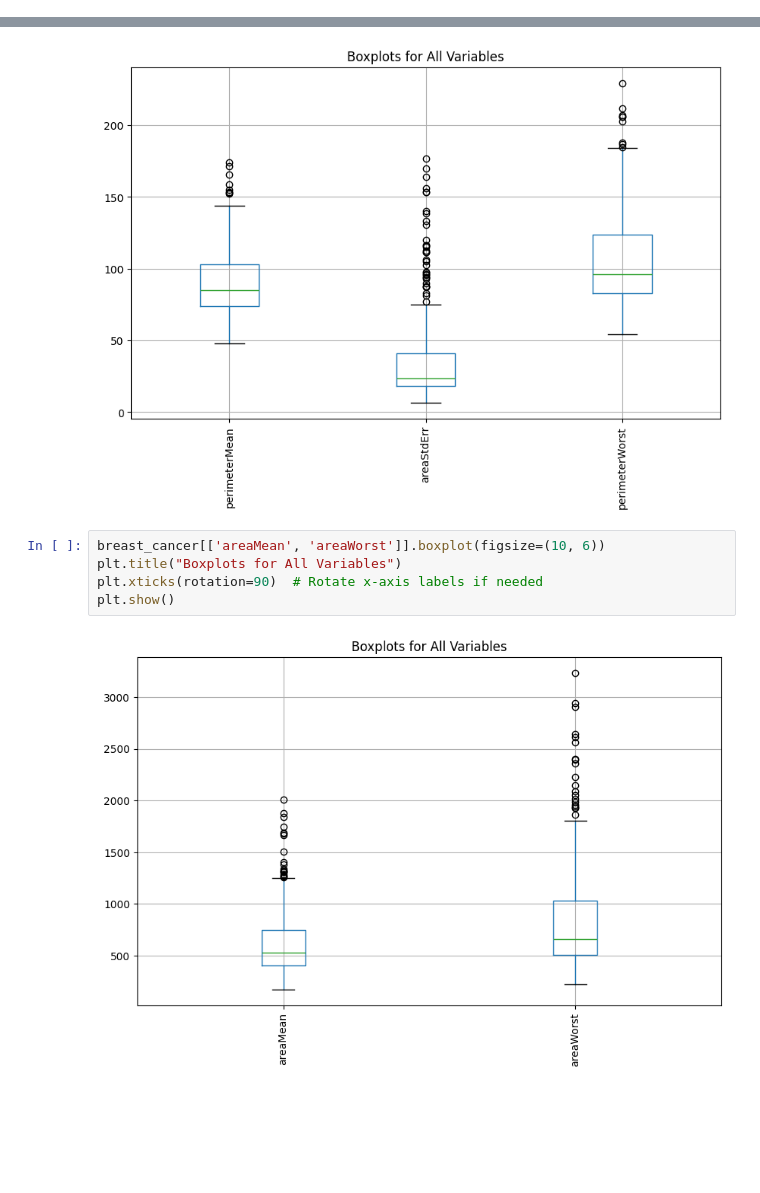
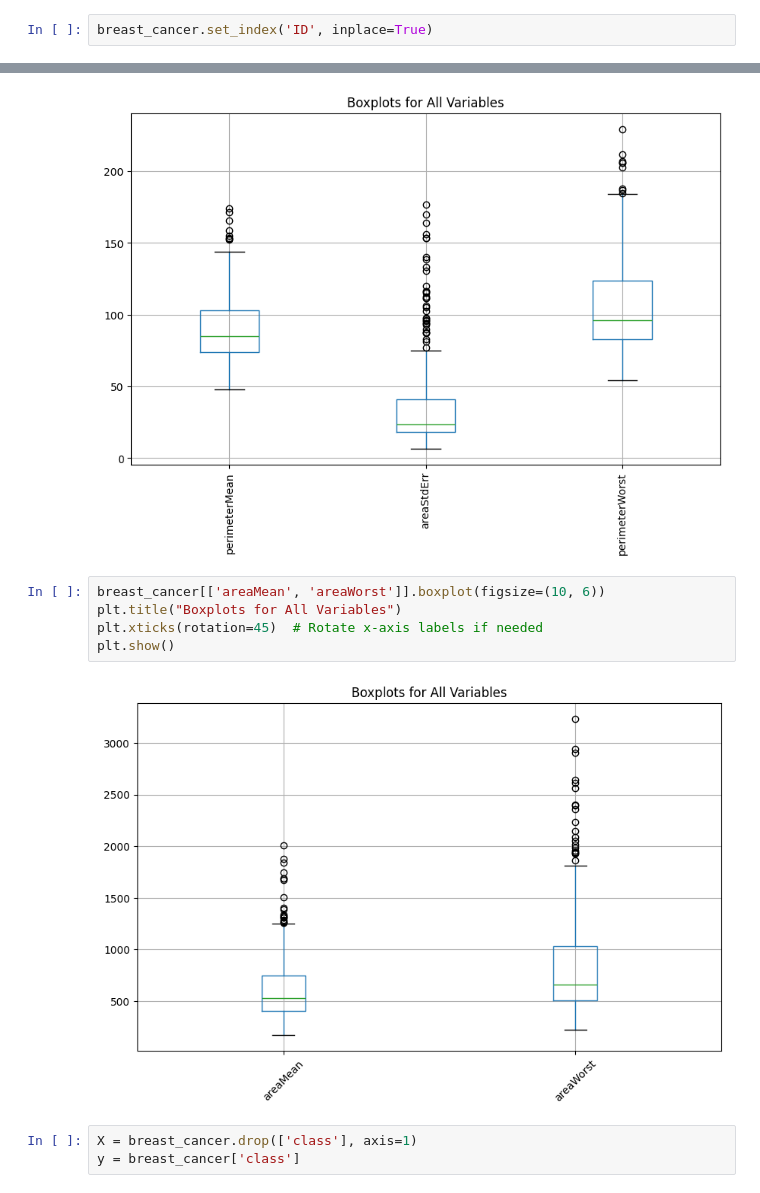
Before and after one commit to lebe1/MachineLearningCourse, a Jupyter notebook: Exercise1/data/explore_breast_cancer.ipynb, the cells around one changed output, grey strips where cells are left out. Saved outputs shown, nothing was run; the diff lists cells and outputs as text; blank space fills up the shorter version.

```diff
--- a/Exercise1/data/explore_breast_cancer.ipynb
+++ b/Exercise1/data/explore_breast_cancer.ipynb
@@ -147,6 +172,8 @@ breast_cancer
 | 283 | 8910499 | 0 | 13.59 | 21.84 | 87.16 | 561.0 | 0.07956 | 0.08259 | ... |
 | 284 | 877501 | 0 | 12.23 | 19.56 | 78.54 | 461.0 | 0.09586 | 0.08087 | ... |
 285 rows × 32 columns
+# %%
+breast_cancer.set_index('ID', inplace=True)
 # %%
 correlation = breast_cancer.corr()
 plt.figure(figsize=(25,25))
@@ -171,7 +228,10 @@ plt.show()
 # %%
 breast_cancer[['areaMean', 'areaWorst']].boxplot(figsize=(10, 6))
 plt.title("Boxplots for All Variables")
-plt.xticks(rotation=90)  # Rotate x-axis labels if needed
+plt.xticks(rotation=45)  # Rotate x-axis labels if needed
 plt.show()
 # %% [output]
-[figure, old version]
+[figure, new version]
+# %%
+X = breast_cancer.drop(['class'], axis=1)
+y = breast_cancer['class']
```
Also changed, not shown: parts of 17 cells of this notebook, 1 other file.
